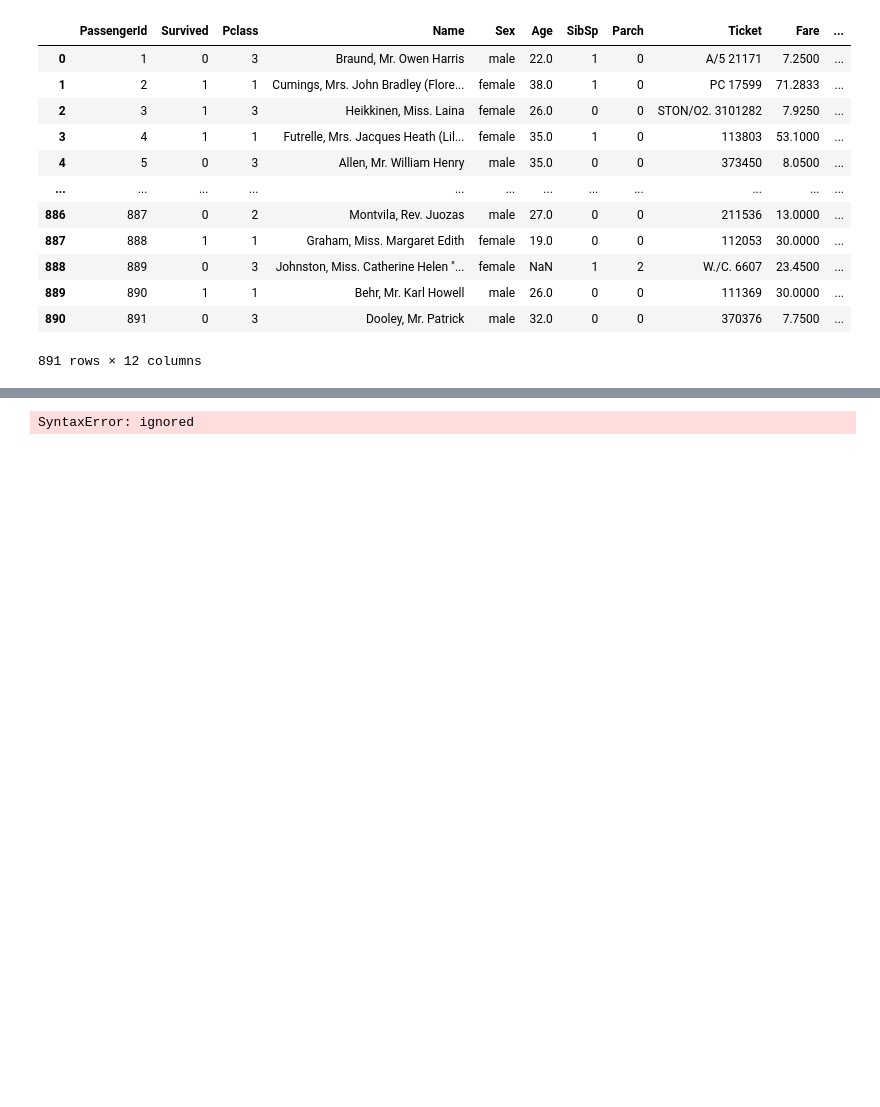
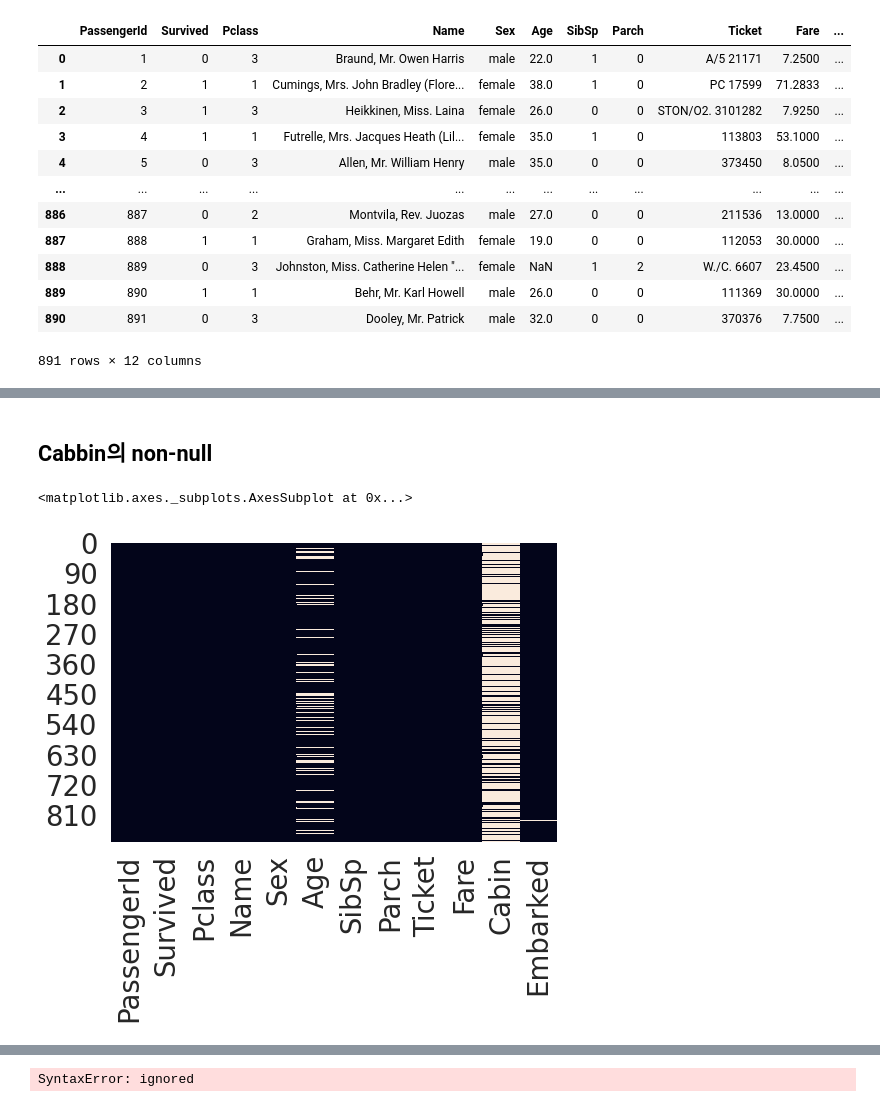
Before and after one commit to gnssl98/MachineLearning_Repo, a Jupyter notebook: kaggle.ipynb, the cells around one changed output, grey strips where cells are left out. Saved outputs shown, nothing was run; the diff lists cells and outputs as text; code cells hidden in the pictures; blank space fills up the shorter version.

```diff
--- a/kaggle.ipynb
+++ b/kaggle.ipynb
@@ -130,0 +153,12 @@ df_train
+# %% [markdown]
+## Cabbin의 non-null
+# %%
+import seaborn as sns
+
+plt.style.use('seaborn')
+sns.set(font_scale=2.5)
+
+sns.heatmap(df_train.isnull(), cbar=False)
+# %% [output]
+<matplotlib.axes._subplots.AxesSubplot at 0x...>
+[figure, added]
```
Also changed, not shown: parts of 3 cells of this notebook.
